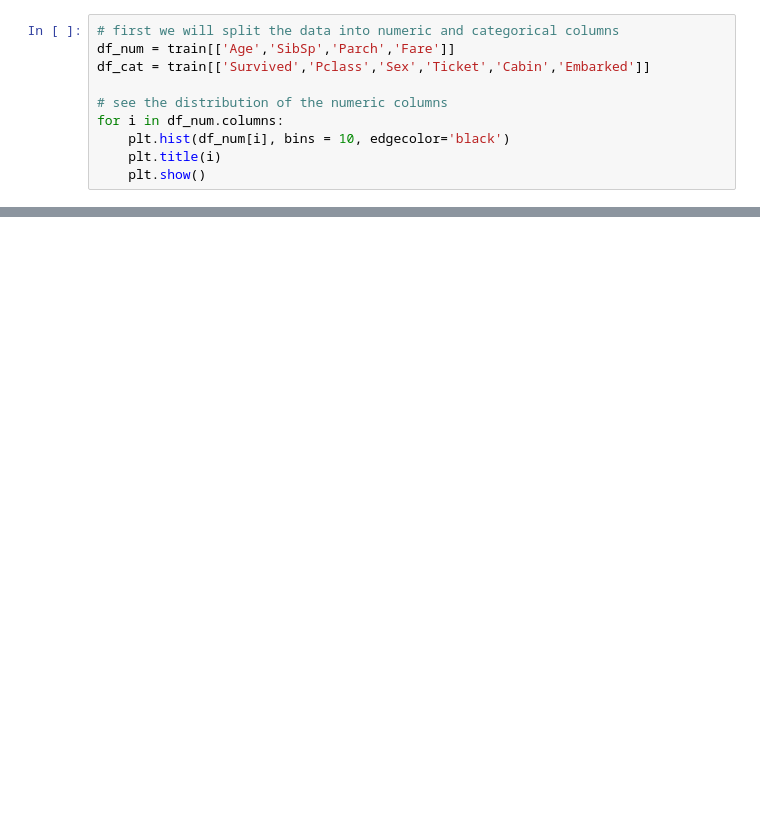
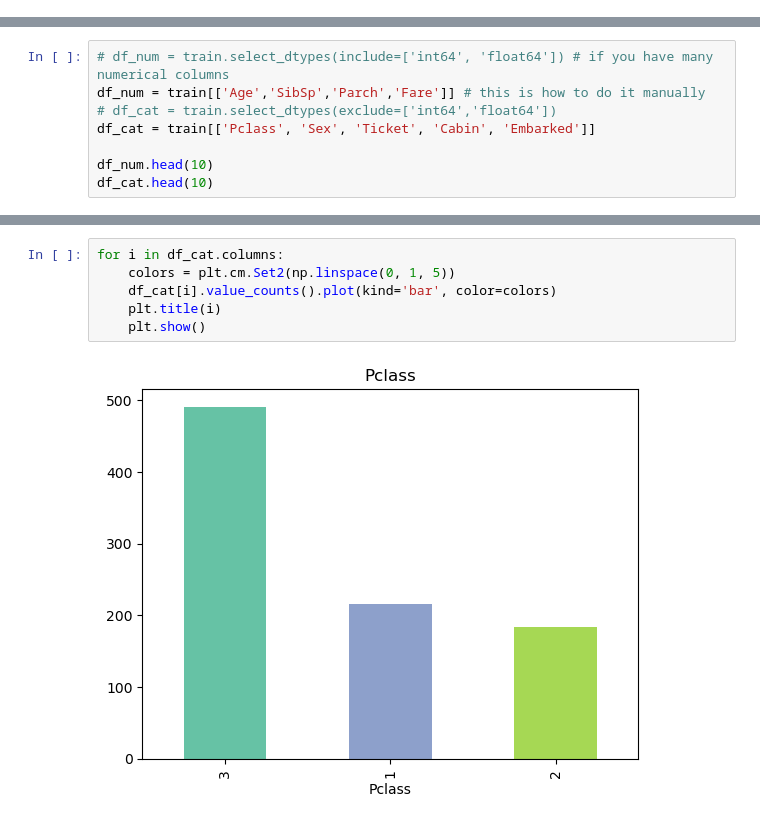
Before and after one commit to xblam/titanic, a Jupyter notebook: notebooks/titanic.ipynb, the cells around one changed output, grey strips where cells are left out. Saved outputs shown, nothing was run; the diff lists cells and outputs as text; blank space fills up the shorter version.

```diff
--- a/notebooks/titanic.ipynb
+++ b/notebooks/titanic.ipynb
@@ -110,10 +55,0 @@ Index(['PassengerId', 'Survived', 'Pclass', 'Age', 'SibSp', 'Parch', 'Fare'], dt
-# %%
-# first we will split the data into numeric and categorical columns
-df_num = train[['Age','SibSp','Parch','Fare']]
-df_cat = train[['Survived','Pclass','Sex','Ticket','Cabin','Embarked']]
-
-# see the distribution of the numeric columns
-for i in df_num.columns:
-    plt.hist(df_num[i], bins = 10, edgecolor='black')
-    plt.title(i)
-    plt.show()
@@ -196,0 +56,8 @@ array([3, 1, 2], dtype=int64)
+# %%
+# df_num = train.select_dtypes(include=['int64', 'float64']) # if you have many numerical columns
+df_num = train[['Age','SibSp','Parch','Fare']] # this is how to do it manually
+# df_cat = train.select_dtypes(exclude=['int64','float64'])
+df_cat = train[['Pclass', 'Sex', 'Ticket', 'Cabin', 'Embarked']]
+
+df_num.head(10)
+df_cat.head(10)
@@ -196,0 +105,8 @@ array([3, 1, 2], dtype=int64)
+# %%
+for i in df_cat.columns:
+    colors = plt.cm.Set2(np.linspace(0, 1, 5))
+    df_cat[i].value_counts().plot(kind='bar', color=colors)
+    plt.title(i)
+    plt.show()
+# %% [output]
+[figure, added]
```
Also changed, not shown: parts of 23 cells of this notebook, 2 other files.
